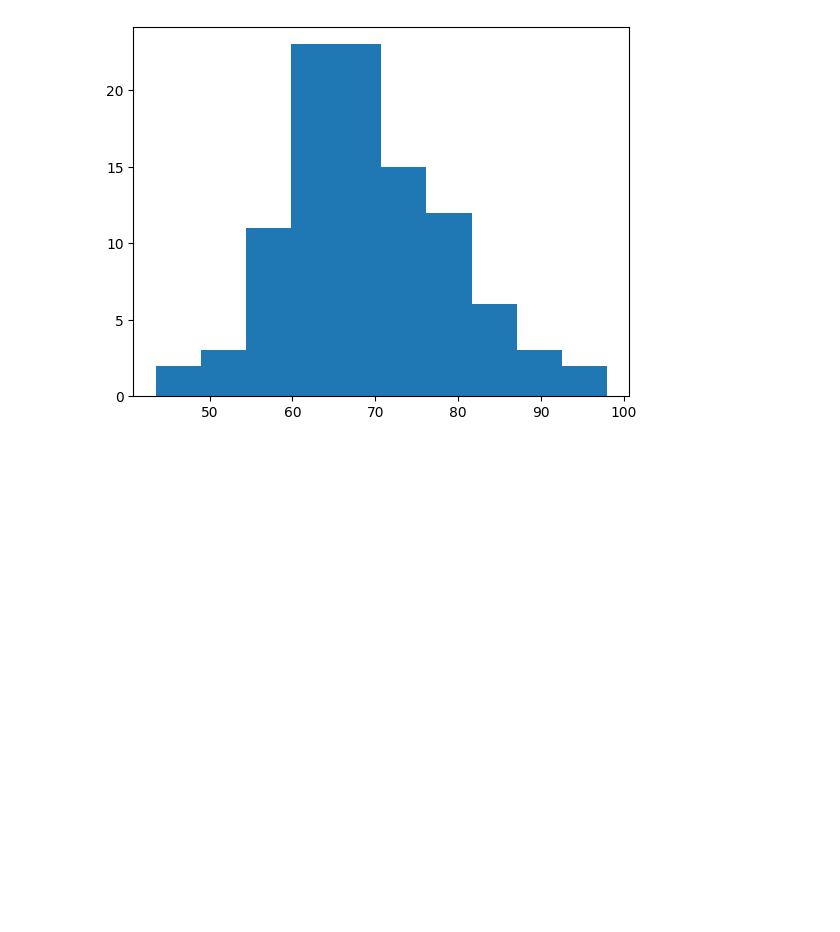
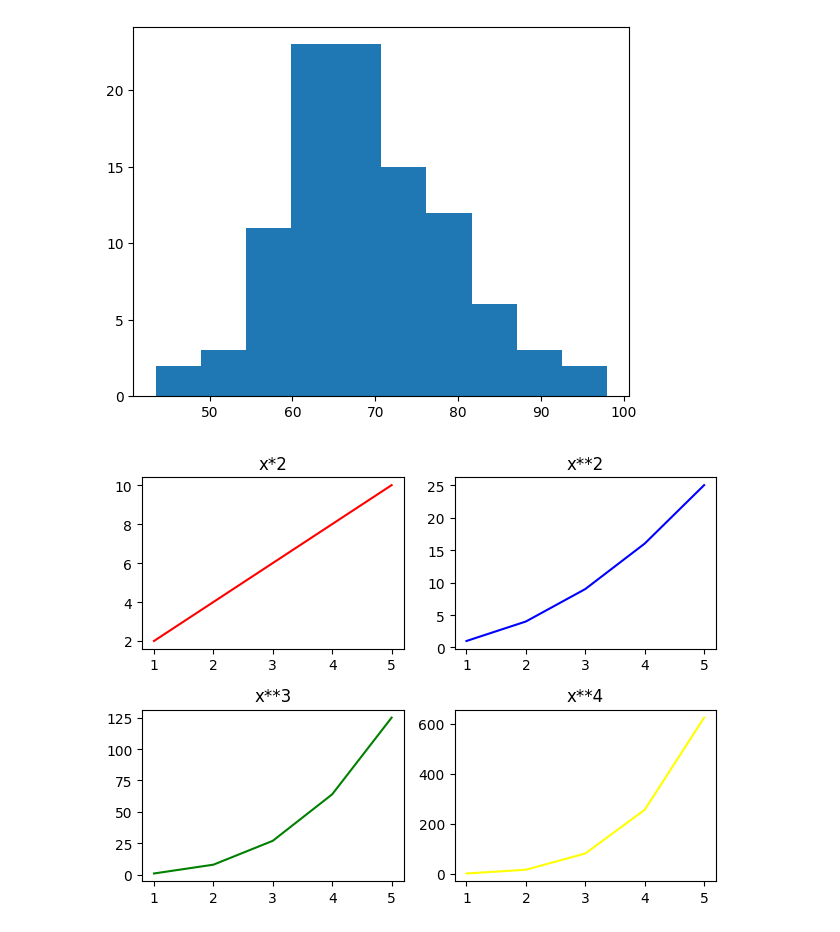
Before and after one commit to Subinkvs/Matplolib_Simplified, a Jupyter notebook: Juypter_matplotlib.ipynb, the cells around one changed output. Saved outputs shown, nothing was run; the diff lists cells and outputs as text; code cells hidden in the pictures; blank space fills up the shorter version.

Commit message:
subplots, pandas_matplotlib added

```diff
--- a/Juypter_matplotlib.ipynb
+++ b/Juypter_matplotlib.ipynb
@@ -112,3 +118,30 @@ plt.hist(x)
 plt.show()
 # %% [output]
 [figure]
+# %%
+import matplotlib.pyplot as plt
+import numpy as np
+
+'''The subplot() function draws multiple plots in one figure, using rows, columns,
+    and a plot index as arguments.'''
+
+x = np.array([1, 2, 3, 4, 5])
+
+figure, axes = plt.subplots(2, 2)
+
+axes[0, 0].plot(x, x*2, color='Red' )
+axes[0, 0].set_title('x*2')
+
+axes[0, 1].plot(x, x**2, color='Blue')
+axes[0, 1].set_title('x**2')
+
+axes[1, 0].plot(x, x**3, color='green')
+axes[1, 0].set_title('x**3')
+
+axes[1, 1].plot(x, x**4, color='yellow')
+axes[1, 1].set_title('x**4')
+
+plt.tight_layout()
+plt.show()
+# %% [output]
+[figure, added]
```
Also changed, not shown: parts of 2 cells of this notebook, 4 other files.
